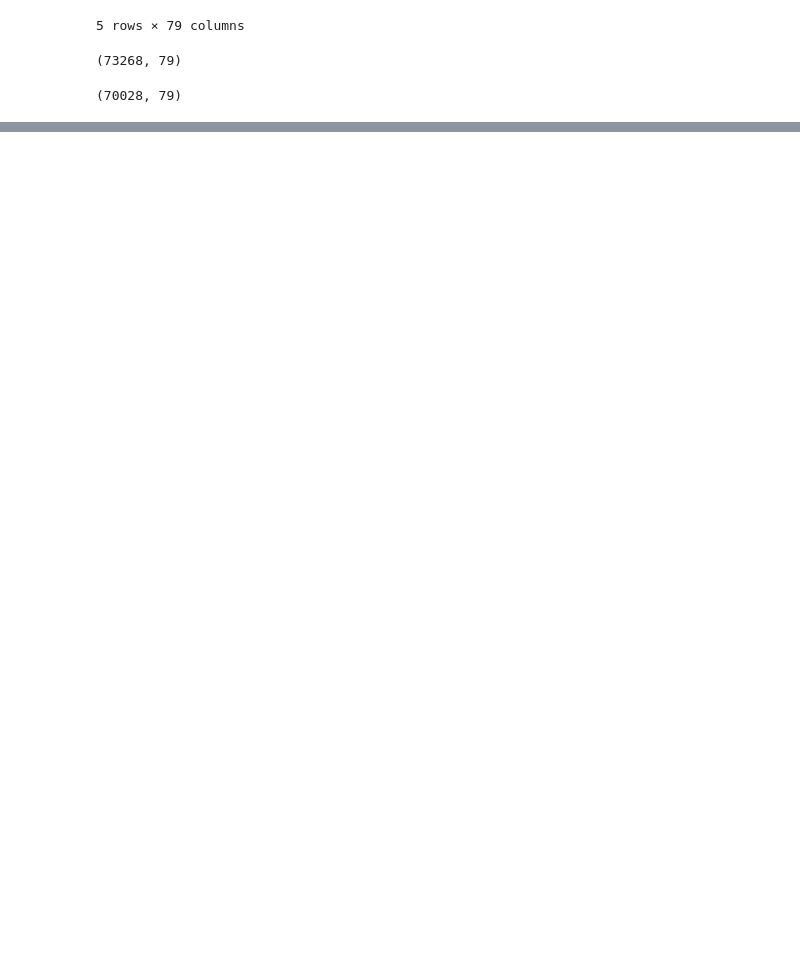
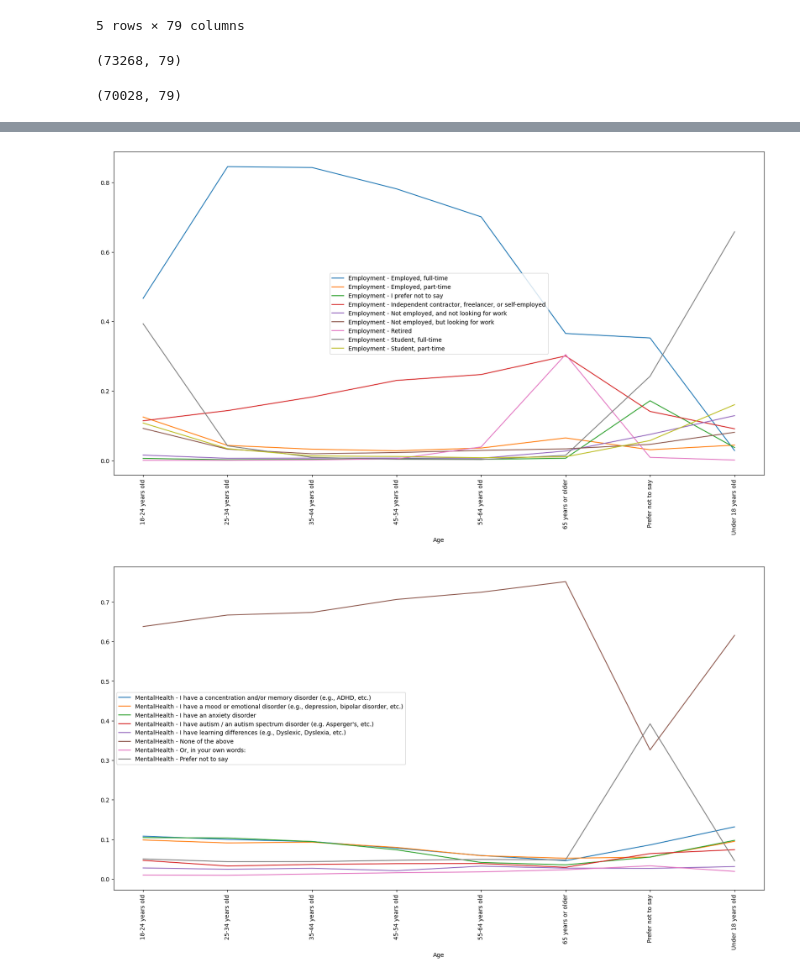
Before and after one commit to alphasigma25/VI-2022, a Jupyter notebook: test.ipynb, the cells around one changed output, grey strips where cells are left out. Cells and saved outputs as stored; diff of their text form; code cells hidden in the pictures; blank space fills up the shorter version.

```diff
--- a/test.ipynb
+++ b/test.ipynb
@@ -119,0 +110,8 @@ plt.scatter(data_df['Country'],data_df['MentalHealth - I have a mood or emotiona
+# %%
+for cat in multiCat:
+    data_df.groupby('Age')[multivalColumns[cat]].agg('mean').plot(y=multivalColumns[cat], figsize=(20,10))
+    plt.xticks(rotation=90)
+    plt.show()
+# %% [output]
+[figure, added]
+[figure, added]
```
Also changed, not shown: parts of 10 cells of this notebook.
